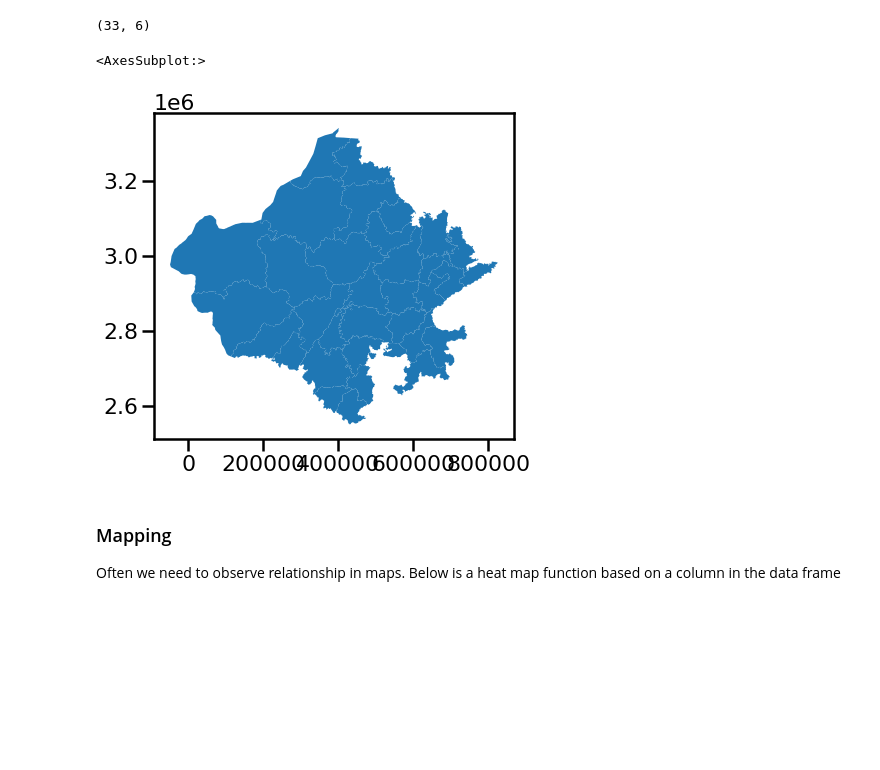
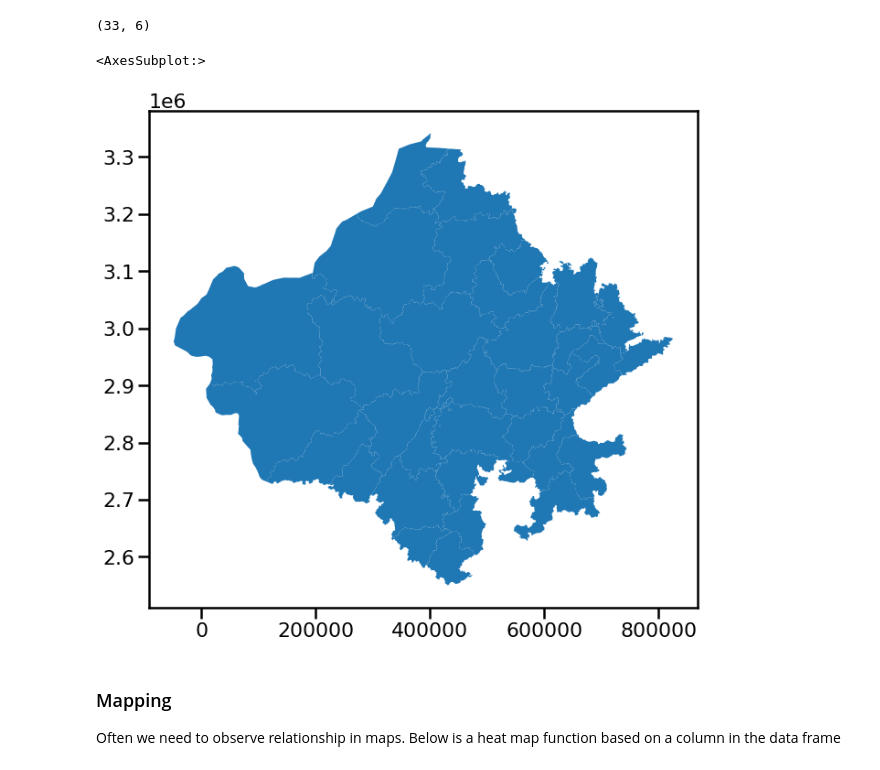
Before and after one commit to energy-policy-institute-uchicago/RP-orientation-2022, a Jupyter notebook: Geospatial Python/code/_05_mapping.ipynb, the cells around one changed output. Cells and saved outputs as stored; diff of their text form; code cells hidden in the pictures; blank space fills up the shorter version.

```diff
--- a/Geospatial Python/code/_05_mapping.ipynb
+++ b/Geospatial Python/code/_05_mapping.ipynb
@@ -24,7 +24,7 @@ output_dir = '../output'
 # %% [markdown]
 ### Some basic exploration in geopandas
 # %%
-shp_file = gpd.read_file(f"{input_dir}/District_Boundary.shp")
+shp_file = gpd.read_file(f"{dir}/District_Boundary/District_Boundary.shp")
 # %%
 shp_file.columns
 # %% [output]
@@ -41,10 +41,10 @@ shp_file.shape
 # shp_file.columns = ['dist', 'state', 'geometry']
 # %%
 # simple example plot
-shp_file.plot(figsize=(9, 6))
+shp_file.plot(figsize=(15, 10))
 # %% [output]
 <AxesSubplot:>
-[figure, old version]
+[figure, new version]
 # %% [markdown]
 ### Mapping
 
```
Also changed, not shown: parts of 9 cells of this notebook.
